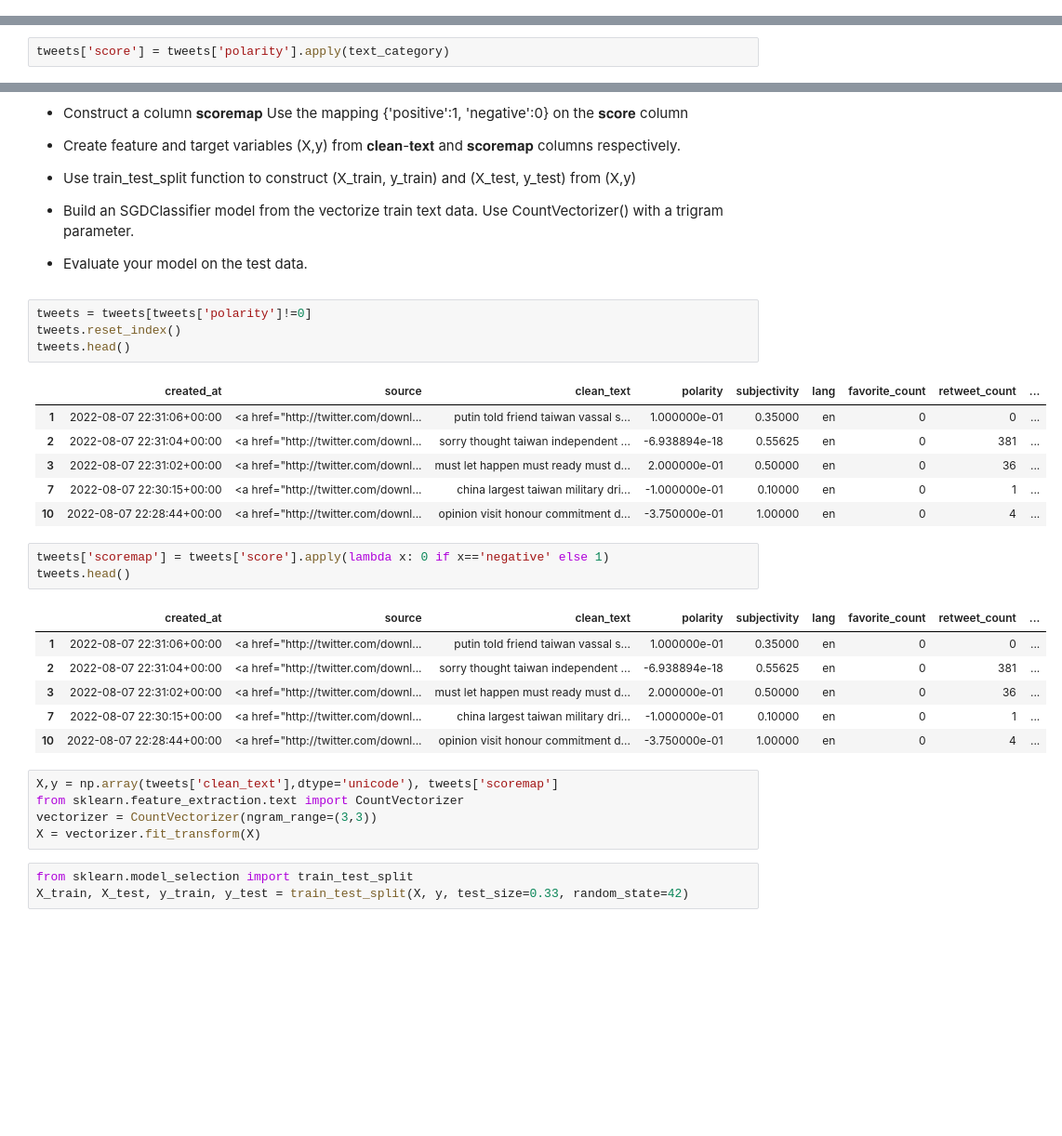
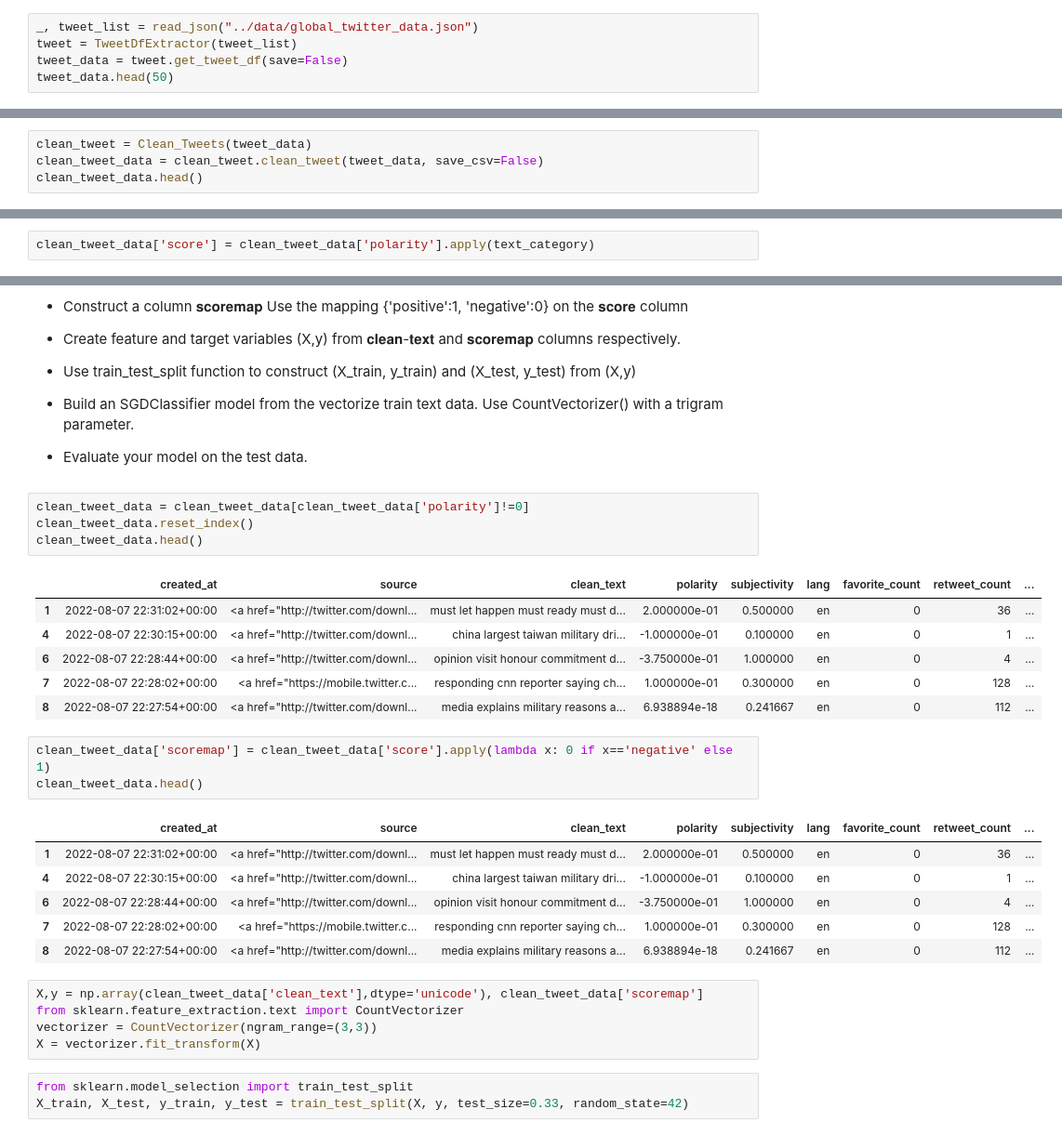
Before and after one commit to degagawolde/twitter-data-analysis, a Jupyter notebook: JupyterNotebooks/EDA.ipynb, the cells around one changed output, grey strips where cells are left out. Shown at 93% size. Drawn from its saved outputs; the diff is of its cells as text; blank space fills up the shorter version.

```diff
--- a/JupyterNotebooks/EDA.ipynb
+++ b/JupyterNotebooks/EDA.ipynb
@@ -63,0 +30,5 @@ memory usage: 967.2+ KB
+# %%
+_, tweet_list = read_json("../data/global_twitter_data.json")
+tweet = TweetDfExtractor(tweet_list)
+tweet_data = tweet.get_tweet_df(save=False)
+tweet_data.head(50)
@@ -63,0 +128,4 @@ memory usage: 967.2+ KB
+# %%
+clean_tweet = Clean_Tweets(tweet_data)
+clean_tweet_data = clean_tweet.clean_tweet(tweet_data, save_csv=False)
+clean_tweet_data.head()
@@ -94,6 +167,6 @@ def text_category(p)->str:
     else:
         return 'positive'
 # %%
-tweets['score'] = tweets['polarity'].apply(text_category)
+clean_tweet_data['score'] = clean_tweet_data['polarity'].apply(text_category)
 # %%
 #barchart
@@ -120,28 +193,28 @@ tweets['score'].value_counts().plot(kind='pie')
 
 - Evaluate your model on the test data.
 # %%
-tweets = tweets[tweets['polarity']!=0]
-tweets.reset_index()
-tweets.head()
+clean_tweet_data = clean_tweet_data[clean_tweet_data['polarity']!=0]
+clean_tweet_data.reset_index()
+clean_tweet_data.head()
 # %% [output]
 |  | created_at | source | clean_text | polarity | subjectivity | lang | favorite_count | retweet_count | ... |
-| 1 | 2022-08-07 22:31:06+00:00 | <a href="http://twitter.com/downl... | putin told friend taiwan vassal s... | 1.000000e-01 | 0.35000 | en | 0 | 0 | ... |
-| 2 | 2022-08-07 22:31:04+00:00 | <a href="http://twitter.com/downl... | sorry thought taiwan independent ... | -6.938894e-18 | 0.55625 | en | 0 | 381 | ... |
-| 3 | 2022-08-07 22:31:02+00:00 | <a href="http://twitter.com/downl... | must let happen must ready must d... | 2.000000e-01 | 0.50000 | en | 0 | 36 | ... |
-| 7 | 2022-08-07 22:30:15+00:00 | <a href="http://twitter.com/downl... | china largest taiwan military dri... | -1.000000e-01 | 0.10000 | en | 0 | 1 | ... |
-| 10 | 2022-08-07 22:28:44+00:00 | <a href="http://twitter.com/downl... | opinion visit honour commitment d... | -3.750000e-01 | 1.00000 | en | 0 | 4 | ... |
+| 1 | 2022-08-07 22:31:02+00:00 | <a href="http://twitter.com/downl... | must let happen must ready must d... | 2.000000e-01 | 0.500000 | en | 0 | 36 | ... |
+| 4 | 2022-08-07 22:30:15+00:00 | <a href="http://twitter.com/downl... | china largest taiwan military dri... | -1.000000e-01 | 0.100000 | en | 0 | 1 | ... |
+| 6 | 2022-08-07 22:28:44+00:00 | <a href="http://twitter.com/downl... | opinion visit honour commitment d... | -3.750000e-01 | 1.000000 | en | 0 | 4 | ... |
+| 7 | 2022-08-07 22:28:02+00:00 | <a href="https://mobile.twitter.c... | responding cnn reporter saying ch... | 1.000000e-01 | 0.300000 | en | 0 | 128 | ... |
+| 8 | 2022-08-07 22:27:54+00:00 | <a href="http://twitter.com/downl... | media explains military reasons a... | 6.938894e-18 | 0.241667 | en | 0 | 112 | ... |
 # %%
-tweets['scoremap'] = tweets['score'].apply(lambda x: 0 if x=='negative' else 1)
-tweets.head()
+clean_tweet_data['scoremap'] = clean_tweet_data['score'].apply(lambda x: 0 if x=='negative' else 1)
+clean_tweet_data.head()
 # %% [output]
 |  | created_at | source | clean_text | polarity | subjectivity | lang | favorite_count | retweet_count | ... |
-| 1 | 2022-08-07 22:31:06+00:00 | <a href="http://twitter.com/downl... | putin told friend taiwan vassal s... | 1.000000e-01 | 0.35000 | en | 0 | 0 | ... |
-| 2 | 2022-08-07 22:31:04+00:00 | <a href="http://twitter.com/downl... | sorry thought taiwan independent ... | -6.938894e-18 | 0.55625 | en | 0 | 381 | ... |
-| 3 | 2022-08-07 22:31:02+00:00 | <a href="http://twitter.com/downl... | must let happen must ready must d... | 2.000000e-01 | 0.50000 | en | 0 | 36 | ... |
-| 7 | 2022-08-07 22:30:15+00:00 | <a href="http://twitter.com/downl... | china largest taiwan military dri... | -1.000000e-01 | 0.10000 | en | 0 | 1 | ... |
-| 10 | 2022-08-07 22:28:44+00:00 | <a href="http://twitter.com/downl... | opinion visit honour commitment d... | -3.750000e-01 | 1.00000 | en | 0 | 4 | ... |
+| 1 | 2022-08-07 22:31:02+00:00 | <a href="http://twitter.com/downl... | must let happen must ready must d... | 2.000000e-01 | 0.500000 | en | 0 | 36 | ... |
+| 4 | 2022-08-07 22:30:15+00:00 | <a href="http://twitter.com/downl... | china largest taiwan military dri... | -1.000000e-01 | 0.100000 | en | 0 | 1 | ... |
+| 6 | 2022-08-07 22:28:44+00:00 | <a href="http://twitter.com/downl... | opinion visit honour commitment d... | -3.750000e-01 | 1.000000 | en | 0 | 4 | ... |
+| 7 | 2022-08-07 22:28:02+00:00 | <a href="https://mobile.twitter.c... | responding cnn reporter saying ch... | 1.000000e-01 | 0.300000 | en | 0 | 128 | ... |
+| 8 | 2022-08-07 22:27:54+00:00 | <a href="http://twitter.com/downl... | media explains military reasons a... | 6.938894e-18 | 0.241667 | en | 0 | 112 | ... |
 # %%
-X,y = np.array(tweets['clean_text'],dtype='unicode'), tweets['scoremap']
+X,y = np.array(clean_tweet_data['clean_text'],dtype='unicode'), clean_tweet_data['scoremap']
 from sklearn.feature_extraction.text import CountVectorizer
 vectorizer = CountVectorizer(ngram_range=(3,3))
 X = vectorizer.fit_transform(X)
```
Also changed, not shown: parts of 16 cells of this notebook, 6 other files.
